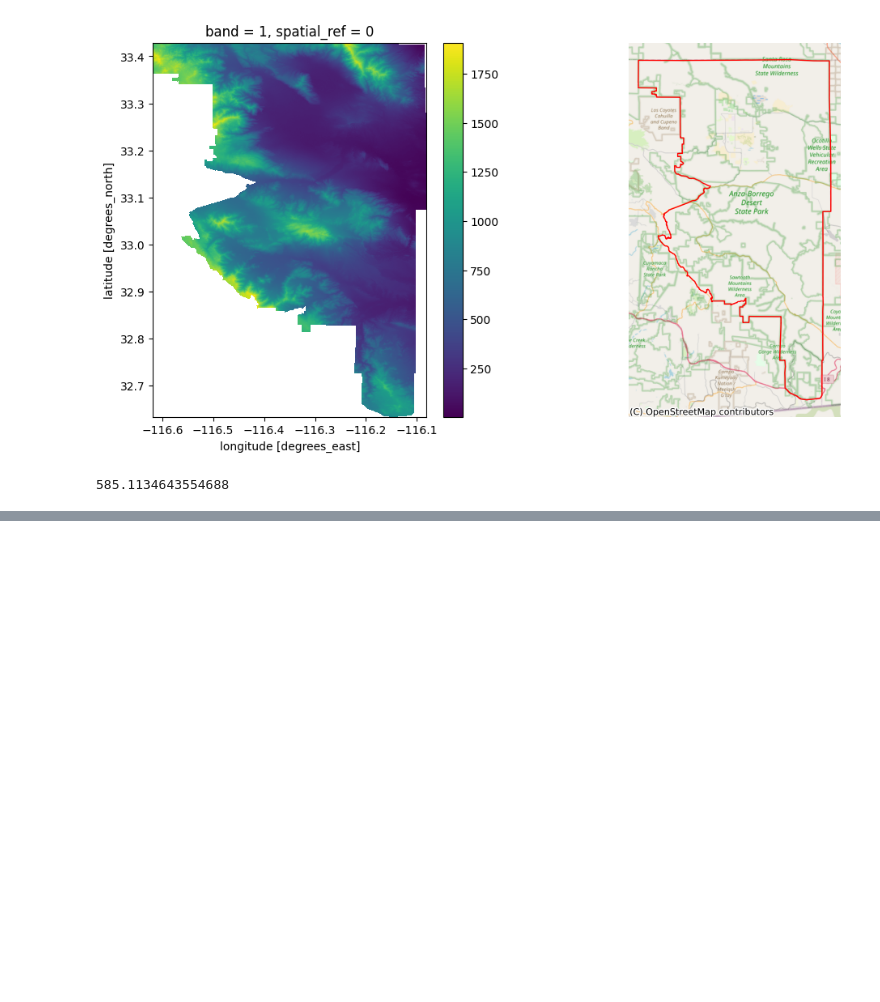
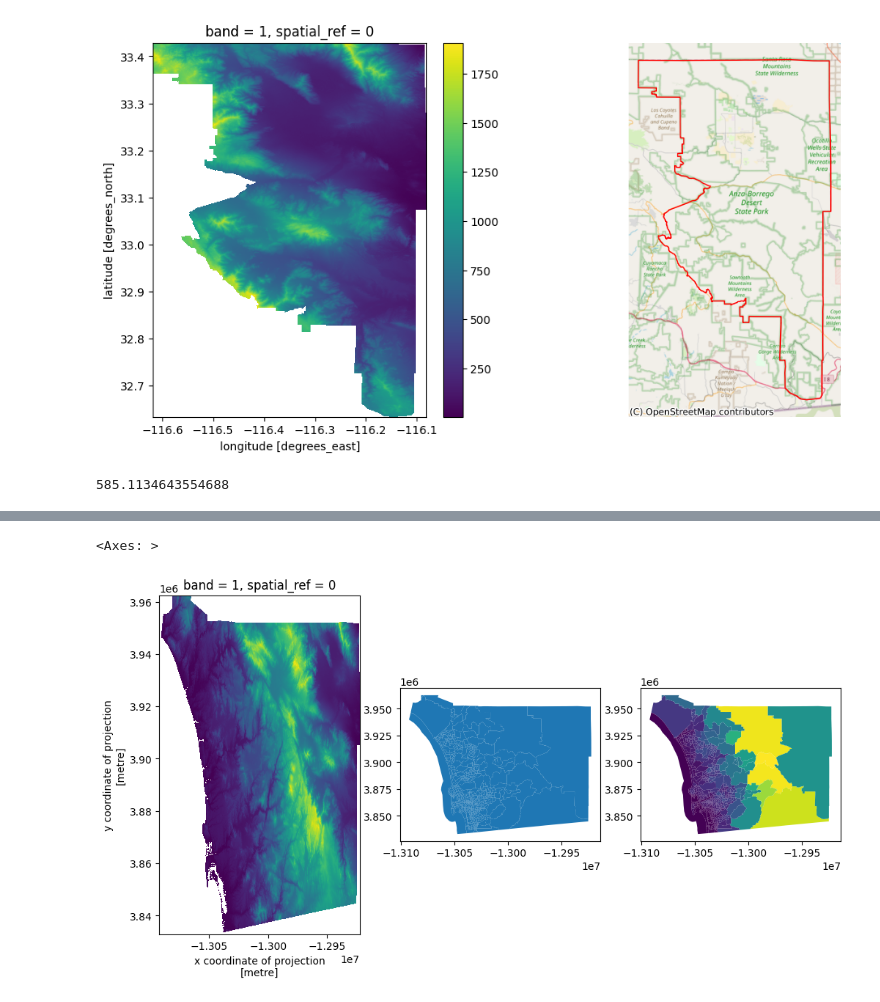
Before and after one commit to arunrajks/geospatial_analysis, a Jupyter notebook: pixels_to_polygons.ipynb, the cells around one changed output, grey strips where cells are left out. Saved outputs shown, nothing was run; the diff lists cells and outputs as text; code cells hidden in the pictures; blank space fills up the shorter version.

```diff
--- a/pixels_to_polygons.ipynb
+++ b/pixels_to_polygons.ipynb
@@ -173,0 +152,17 @@ woa_mask.isel(depth=1).hvplot()
+# %%
+fig, axs = plt.subplots(1, 3, figsize=(12, 6))
+
+dem.where(dem > 0).rio.reproject(sandiago_area.crs).plot.imshow(
+    ax=axs[0], add_colorbar=False)
+
+# plot tracts
+sandiago_area.plot(ax=axs[1])
+
+
+# plot elvation on th tract geometry
+
+sandiago_area.assign(elevation=elevations2['mean']).plot(
+    'elevation', ax=axs[2])
+# %% [output]
+<Axes: >
+[figure, added]
```
Also changed, not shown: parts of 6 cells of this notebook.
